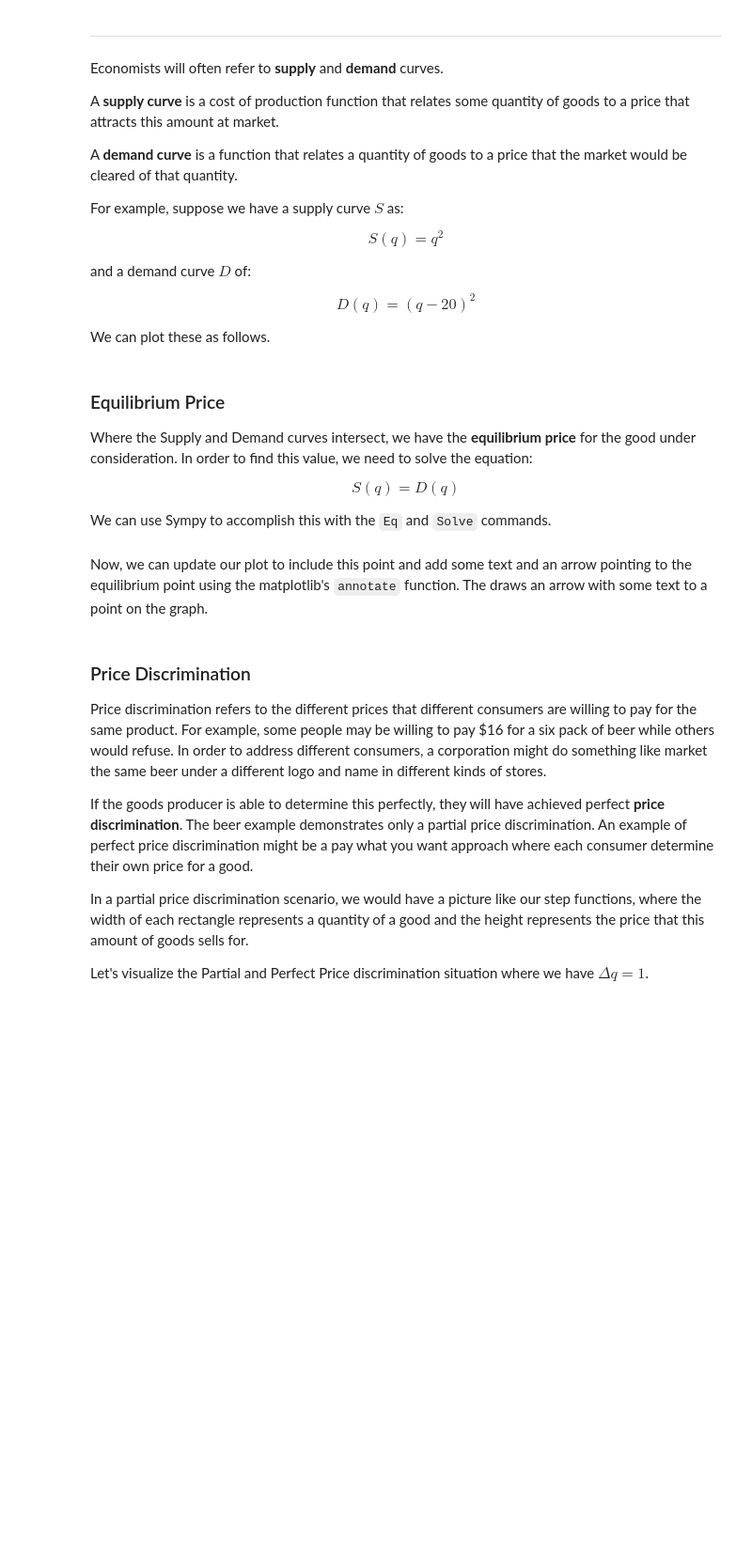
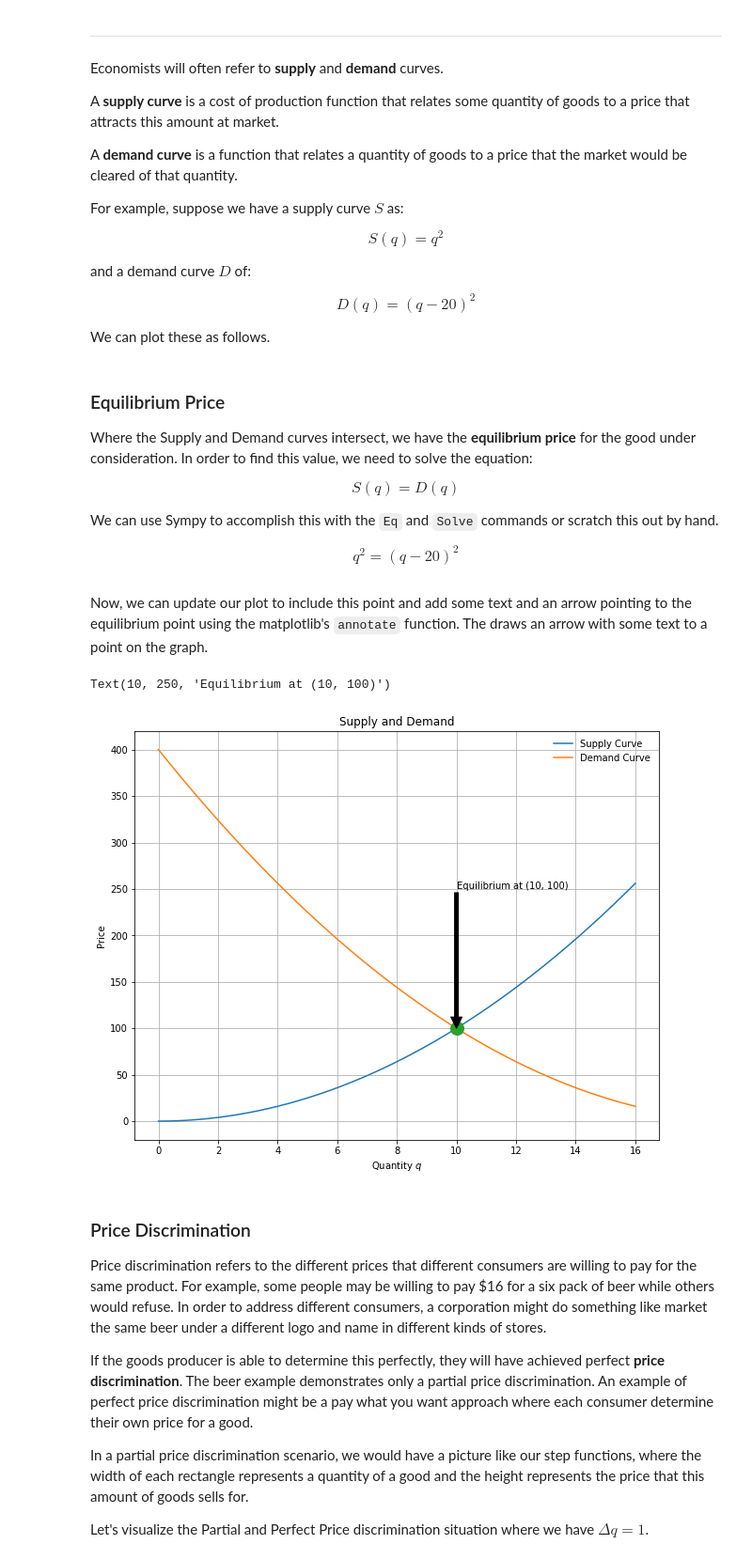
Before and after one commit to jfkoehler/calcbook23, a Jupyter notebook: consumer_surplus.ipynb, the cells around one changed output. Shown at 94% size. Drawn from its saved outputs; the diff is of its cells as text; code cells hidden in the pictures; blank space fills up the shorter version.

```diff
--- a/consumer_surplus.ipynb
+++ b/consumer_surplus.ipynb
@@ -50,27 +53,30 @@ Where the Supply and Demand curves intersect, we have the **equilibrium price**
 
 $$S(q) = D(q)$$
 
-We can use Sympy to accomplish this with the `Eq` and `Solve` commands.
+We can use Sympy to accomplish this with the `Eq` and `Solve` commands or scratch this out by hand.
+
+$$q^2 = (q - 20)^2$$
 # %% [markdown]
 Now, we can update our plot to include this point and add some text and an arrow pointing to the equilibrium point using the matplotlib's `annotate` function.  The draws an arrow with some text to a point on the graph.
 # %%
-# plt.figure(figsize= (10, 8))#create figure and reset q to be numbers
-# q = np.linspace(0, 16, 1000)
+plt.figure(figsize= (10, 8))#create figure and reset q to be numbers
+q = np.linspace(0, 16, 1000)
 
 
-# plt.plot(q, S(q), label = "Supply Curve")#plot supply, demand, and equilibrium points
-# plt.plot(q, D(q), label = "Demand Curve")
-# plt.plot(10, 100, 'o', markersize = 14)
+plt.plot(q, S(q), label = "Supply Curve")#plot supply, demand, and equilibrium points
+plt.plot(q, D(q), label = "Demand Curve")
+plt.plot(10, 100, 'o', markersize = 14)
 
+plt.title("Supply and Demand")#add titles and legend
+plt.legend(frameon = False)
+plt.xlabel("Quantity $q$")
+plt.ylabel("Price")
+plt.grid()
 
-# plt.title("Supply and Demand")#add titles and legend
-# plt.legend(frameon = False)
-# plt.xlabel("Quantity $q$")
-# plt.ylabel("Price")
-
-
-# ax = plt.axes()#add arrow with annotation
-# ax.annotate('Equilibrium at (10, 100)', xy=(10,100), xytext=(10, 250), arrowprops=dict(facecolor='black'))
+plt.annotate('Equilibrium at (10, 100)', xy=(10,100), xytext=(10, 250), arrowprops=dict(facecolor='black'))
+# %% [output]
+Text(10, 250, 'Equilibrium at (10, 100)')
+[figure, added]
 # %% [markdown]
 ### Price Discrimination
 
```
Also changed, not shown: parts of 5 cells of this notebook, 49 other files.
